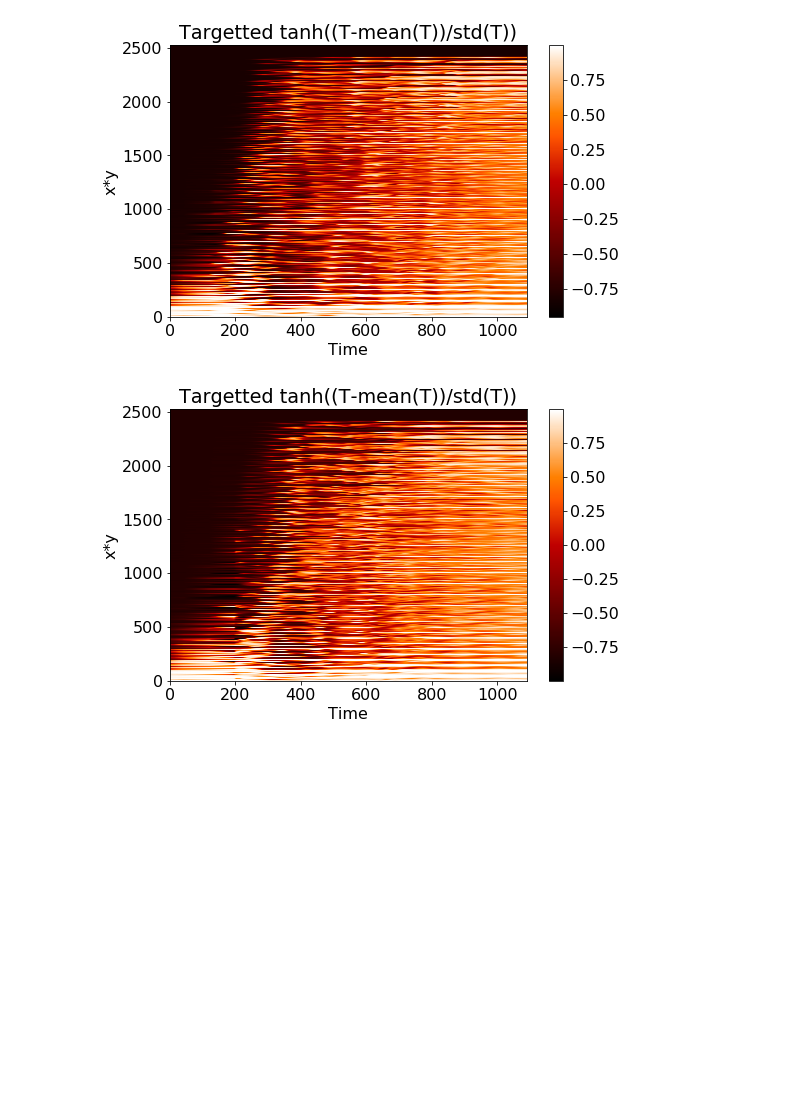
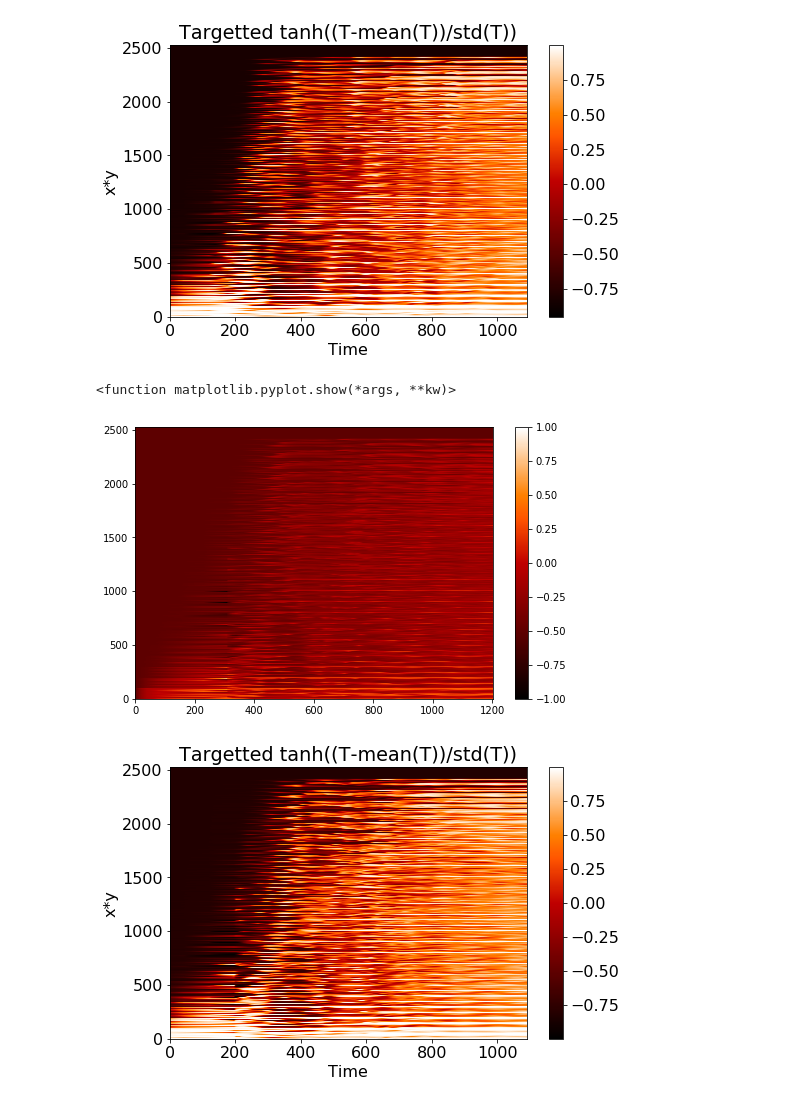
Before and after one commit to jon-dong/reservoir-computing-python, a Jupyter notebook: convection.ipynb, the cells around one changed output. Drawn from its saved outputs; the diff is of its cells as text; code cells hidden in the pictures; blank space fills up the shorter version.

```diff
--- a/convection.ipynb
+++ b/convection.ipynb
@@ -69,0 +75,24 @@ Testing score: 0.6414350298094682
+# %%
+from sklearn.model_selection import GridSearchCV
+
+train_data = load_input_1("2D_convection_datasets/x_y_temperature_deltaT_4.npy", n_seq = 30)
+n_sequence, sequence_length, spatial_points = train_data.shape
+
+b = Reservoir(n_res=4000, res_scale=1, res_encoding='phase', res_enc_param=1.5*np.pi,
+              input_scale=1, input_encoding='phase', input_enc_param = 1.5*np.pi,
+              random_projection='simulation', weights_type='complex gaussian',
+              activation_fun='intensity', activation_param=1,
+              parallel_runs=n_sequence,  bias_scale=0.2, leak_rate=0.15,
+              pred_horizon=1, rec_pred_steps=1, forget = 100,
+              train_method='ridge', train_param=1e3, verbose=1
+             )
+params = [
+    {'res_scale': np.array([.5, 1, 2]),
+     'input_scale': np.array([.5, 1, 2]),
+     'bias_scale': np.array([0, 0.5, 1, 2]),
+    'train_param': np.array([1e-2, 1e0, 1e2, 1e4])}
+]
+grid_search = GridSearchCV(estimator=b, param_grid=params, return_train_score=True, cv=3, verbose=2, n_jobs=2)
+grid_search.fit(train_data)
+
+print(grid_search.best_params_)
@@ -70,3 +103,12 @@ Testing score: 0.6414350298094682
+# %%
+plt.figure(0,figsize=(8, 5))
+im=plt.pcolormesh(train_data[0].reshape((-1, 25, 101))[600], cmap='inferno')plt.rcParams.update({'font.size': 16})
+plt.title('Targetted tanh((T-mean(T))/std(T))')
+plt.ylabel('x*y')
+plt.xlabel('Time')
+plt.colorbar(im)
+plt.show
+plt.savefig('Train.png', bbox_inches='tight', dpi=400)
 # %%
 plt.figure(0,figsize=(8, 5))
 im=plt.pcolormesh(T_2D_concat[0, b.forget+10:, :].T, cmap='gist_heat')
@@ -79,6 +121,14 @@ plt.show
 plt.savefig('Train.png', bbox_inches='tight', dpi=400)
 # %% [output]
 [figure]
+# %%
+plt.figure(0,figsize=(8, 5))
+im=plt.pcolormesh(T_2D_norm[0].T, cmap='gist_heat')
+plt.colorbar(im)
+plt.show
+# %% [output]
+<function matplotlib.pyplot.show(*args, **kw)>
+[figure, added]
 # %%
 plt.figure(0,figsize=(8, 5))
 im=plt.pcolormesh(T_2D_concat[0, b.forget+10:, :].T, cmap='gist_heat')
```
Also changed, not shown: parts of 7 cells of this notebook, 1 other file.
